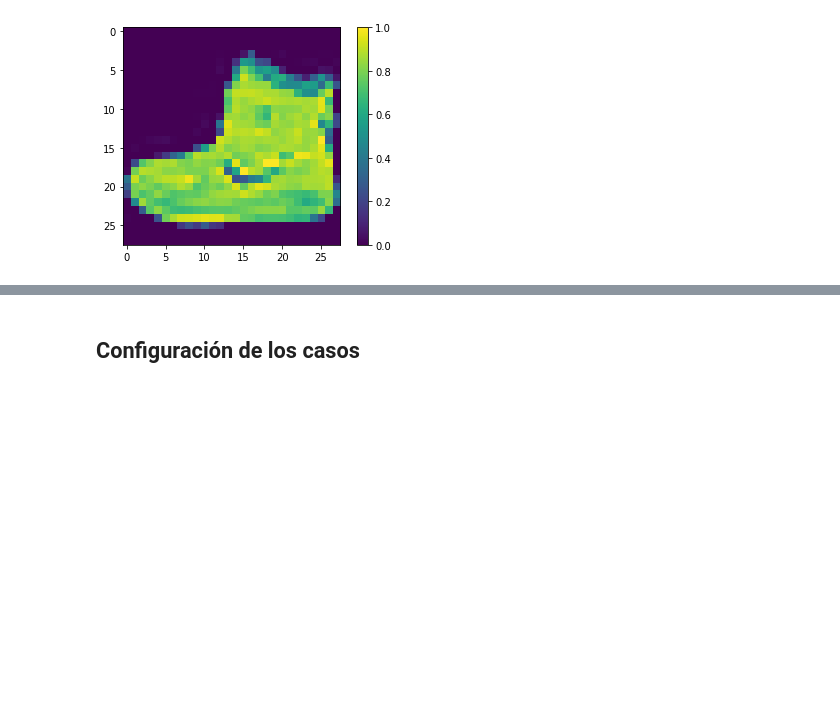
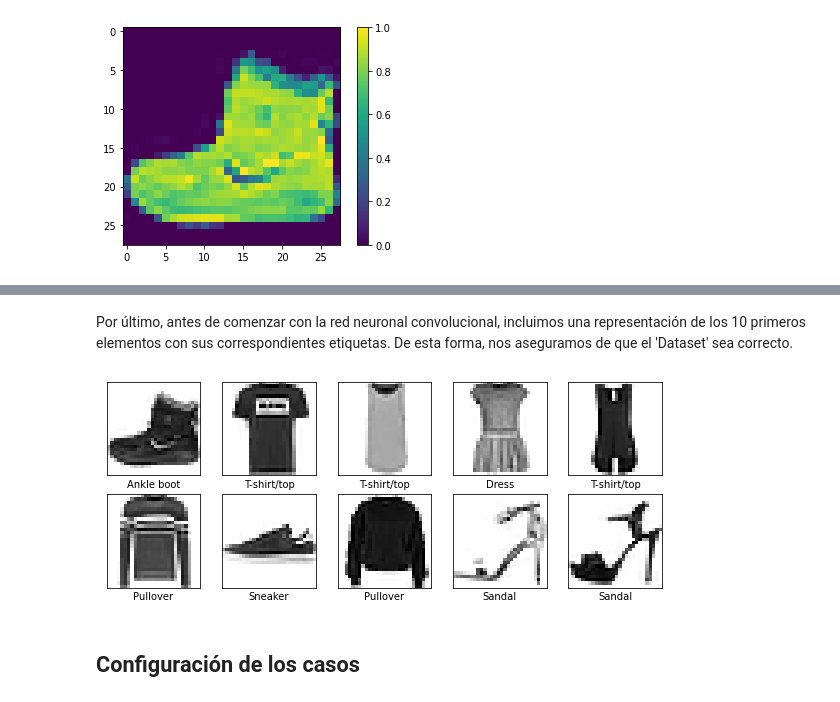
Before and after one commit to Paloma-Moya-Tudela/AA_PRACTICA1_GRUPO_2, a Jupyter notebook: A_PRACTICA2_GRUPO_2.ipynb, the cells around one changed output, grey strips where cells are left out. Saved outputs shown, nothing was run; the diff lists cells and outputs as text; code cells hidden in the pictures; blank space fills up the shorter version.

```diff
--- a/A_PRACTICA2_GRUPO_2.ipynb
+++ b/A_PRACTICA2_GRUPO_2.ipynb
@@ -141,3 +174,17 @@ plt.show()
+# %% [markdown]
+Por último, antes de comenzar con la red neuronal convolucional, incluimos una representación de los 10 primeros elementos con sus correspondientes etiquetas. De esta forma, nos aseguramos de que el 'Dataset' sea correcto.
+# %%
+plt.figure(figsize=(10,10))
+for i in range(10):
+    plt.subplot(5,5,i+1)
+    plt.xticks([])
+    plt.yticks([])
+    plt.grid(False)
+    plt.imshow(train_images[i], cmap=plt.cm.binary)
+    plt.xlabel(nombres[train_labels[i]])
+plt.show()
+# %% [output]
+[figure, added]
 # %% [markdown]
 ## Configuración de los casos
 # %% [markdown]
```
Also changed, not shown: parts of 4 cells of this notebook.
